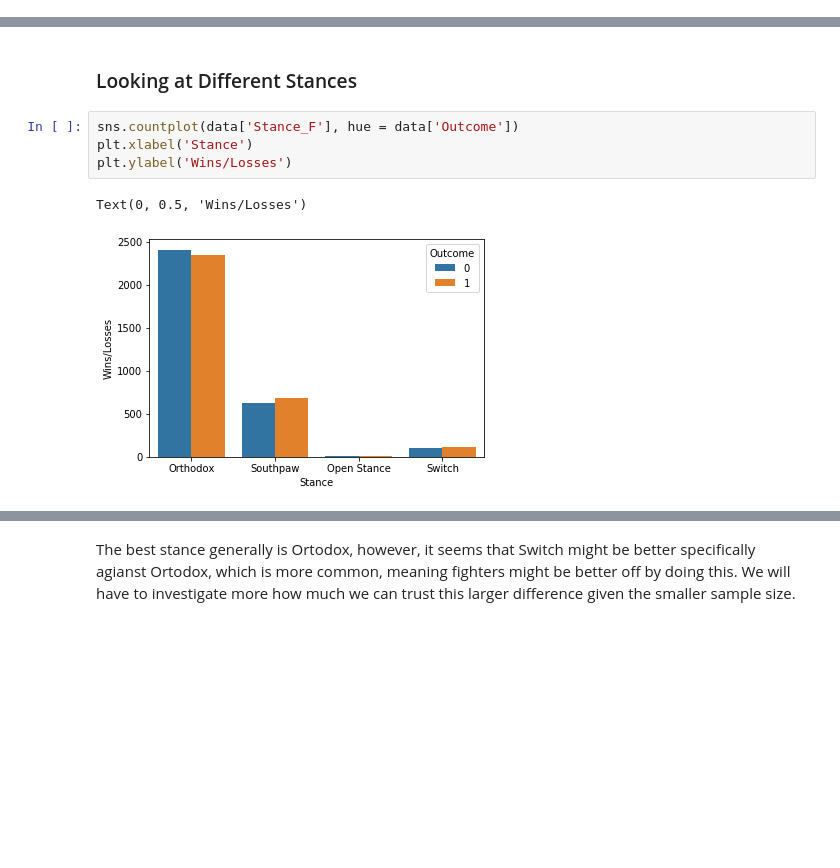
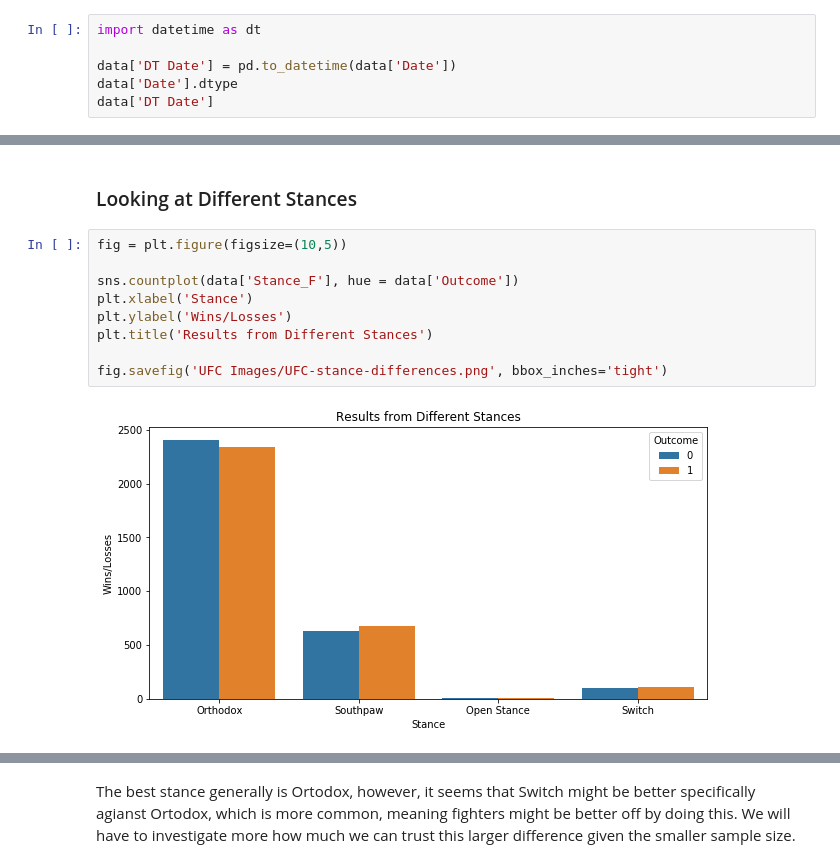
Before and after one commit to ThomasChia/UFC--Fight-Me-Bro, a Jupyter notebook: UFC EDA 2.ipynb, the cells around one changed output, grey strips where cells are left out. Saved outputs shown, nothing was run; the diff lists cells and outputs as text; blank space fills up the shorter version.

```diff
--- a/UFC EDA 2.ipynb
+++ b/UFC EDA 2.ipynb
@@ -57,0 +97,6 @@ memory usage: 6.6+ MB
+# %%
+import datetime as dt
+
+data['DT Date'] = pd.to_datetime(data['Date'])
+data['Date'].dtype
+data['DT Date']
@@ -229,10 +365,14 @@ sns.scatterplot(x = data['REACH_dif'], y = data['KD_dif'])
 # %% [markdown]
 ### Looking at Different Stances
 # %%
+fig = plt.figure(figsize=(10,5))
+
 sns.countplot(data['Stance_F'], hue = data['Outcome'])
 plt.xlabel('Stance')
 plt.ylabel('Wins/Losses')
+plt.title('Results from Different Stances')
+
+fig.savefig('UFC Images/UFC-stance-differences.png', bbox_inches='tight')
 # %% [output]
-Text(0, 0.5, 'Wins/Losses')
-[figure, old version]
+[figure, new version]
 # %%
```
Also changed, not shown: parts of 31 cells of this notebook.
